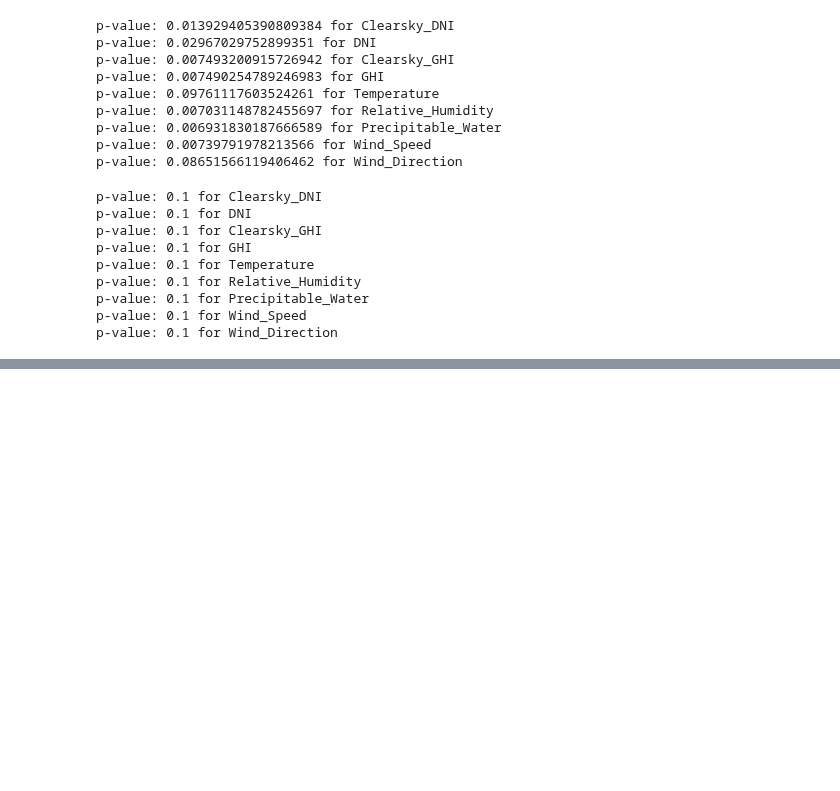
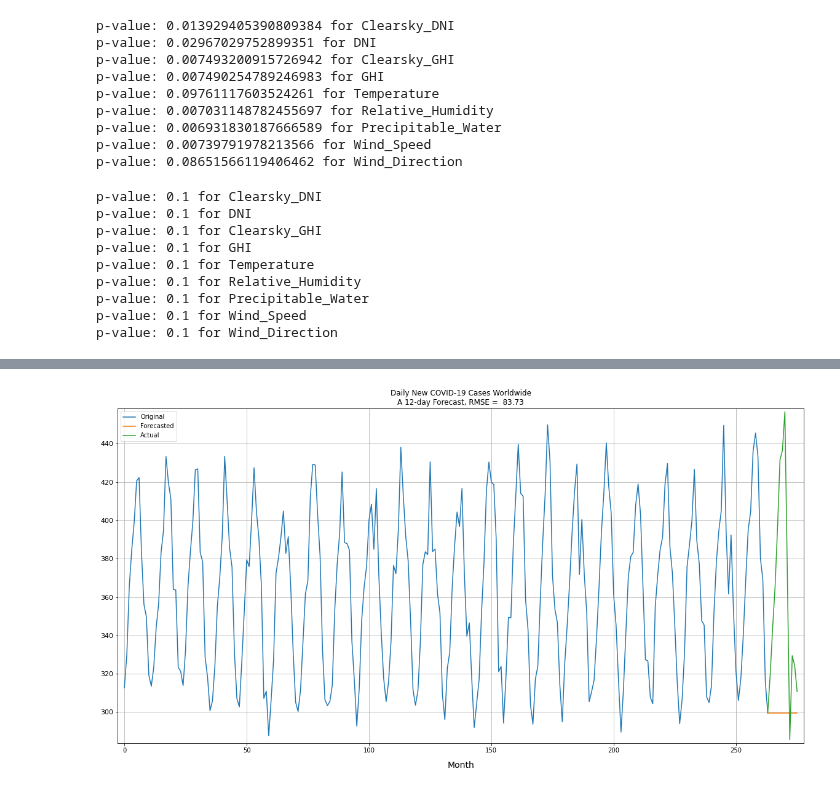
Before and after one commit to gamyers/solar-697, a Jupyter notebook: gm/notebooks/ts_arima.ipynb, the cells around one changed output, grey strips where cells are left out. Cells and saved outputs as stored; diff of their text form; code cells hidden in the pictures; blank space fills up the shorter version.

Commit message:
basic ARIMA model now implemented

```diff
--- a/gm/notebooks/ts_arima.ipynb
+++ b/gm/notebooks/ts_arima.ipynb
@@ -161,7 +162,7 @@ plt.grid()
 # %%
-cols = df_rsm.columns.tolist()
-cols = cols[2:]
-print(cols)
+columns = df_rsm.columns.tolist()
+columns = columns[2:]
+print(columns)
 # %% [output]
 ['Clearsky_DNI', 'DNI', 'Clearsky_GHI', 'GHI', 'Temperature', 'Relative_Humidity', 'Precipitable_Water', 'Wind_Speed', 'Wind_Direction']
 # %%
@@ -224,0 +229,2 @@ for idx, col in enumerate(col_idx):
+# %%
+df_r = df_rsm[:264]
@@ -224,0 +247,39 @@ for idx, col in enumerate(col_idx):
+# %%
+def arima_forecast(series, num_forecasts, p=0, d=0, q=0):
+    """
+    Takes an irradiance related series and fits an ARMA(p, q) model.
+    Returns a number of forecasts as specified by num_forecasts.
+    """
+
+    start = len(series)
+    end = start + num_forecasts - 1
+
+    # model = ARIMA(series, order=(p, d, p), enforce_stationarity=True, trend="n")
+    model = ARIMA(series, order=(p, d, p), enforce_stationarity=True, trend="n")
+
+    result = model.fit()
+
+    forecasts = result.predict(start=start, end=end)
+
+    return forecasts
+# %%
+forecasts = arima_forecast(df_r[columns[0]], 12, p=0, d=1, q=0)
+# forecasts
+# %%
+actual = df_rsm[columns[0]][264:]
+
+rmse = np.sqrt(np.mean((actual - forecasts) ** 2))
+
+fig, ax = plt.subplots(figsize=(20, 10))
+ax.plot(df_r[columns[0]], label="Original")
+ax.plot(df_r[columns[0]][-1:].append(forecasts), label="Forecasted")
+ax.plot(df_r[columns[0]][-1:].append(actual), label="Actual")
+
+ax.set_xlabel("Month")
+
+ax.set_title("Daily New COVID-19 Cases Worldwide\n" + f"A {len(forecasts)}-day Forecast, RMSE = {rmse: .2f}")
+
+ax.grid()
+ax.legend();
+# %% [output]
+[figure, added]
```
Also changed, not shown: parts of 10 cells of this notebook.
